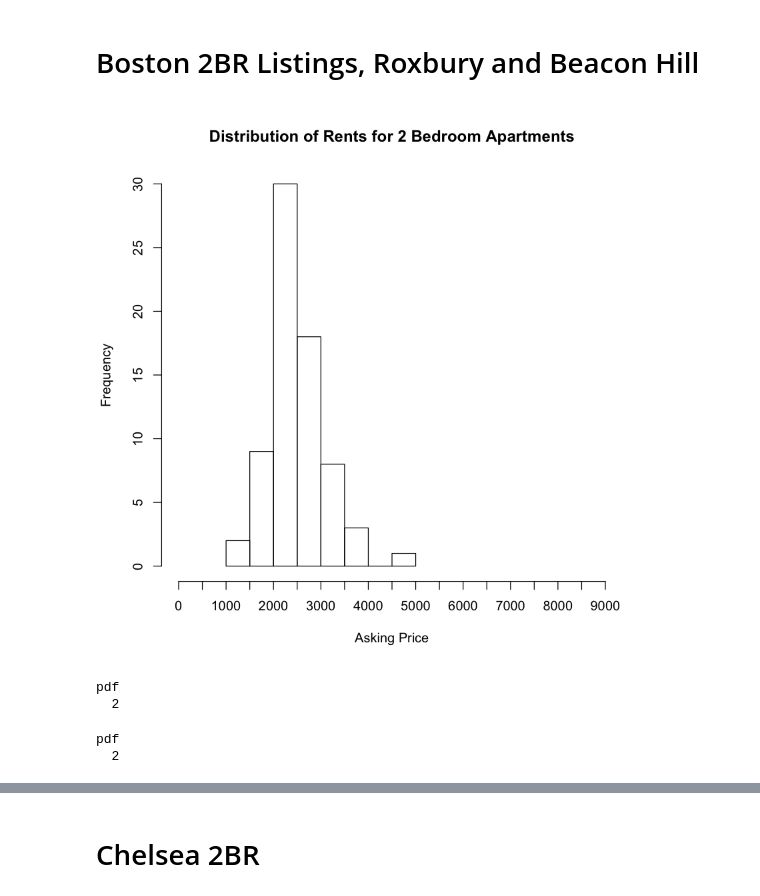
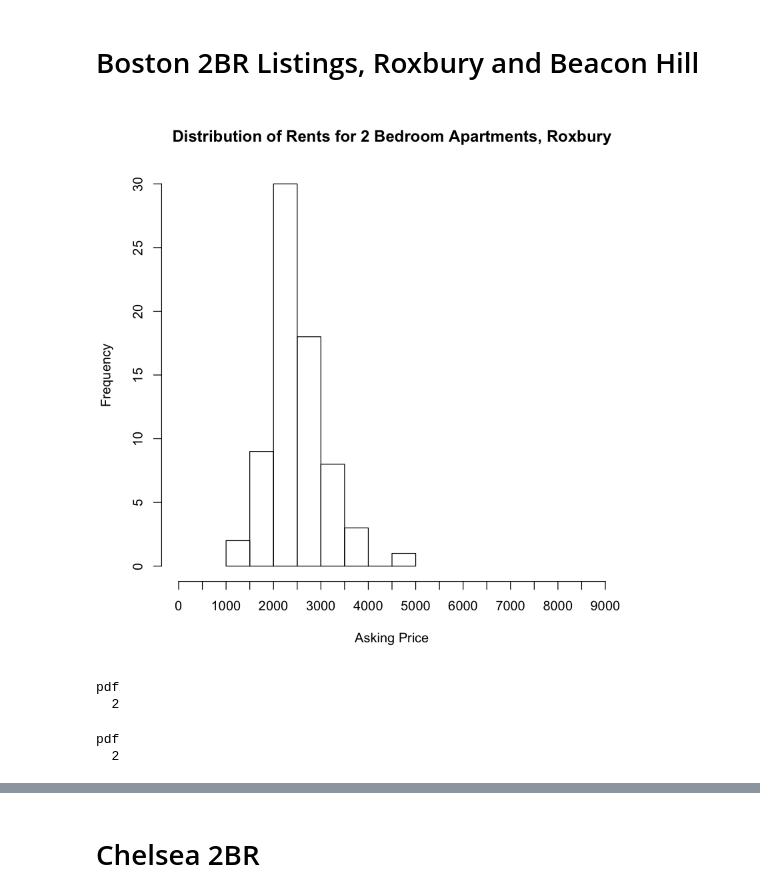
Before and after one commit to allthesignals/rental_listings_analysis, a Jupyter notebook: Rental Listings, 2br - Neighborhood Distributions & Mean.ipynb, the cells around one changed output, grey strips where cells are left out. Drawn from its saved outputs; the diff is of its cells as text; code cells hidden in the pictures.

```diff
--- a/Rental Listings, 2br - Neighborhood Distributions & Mean.ipynb
+++ b/Rental Listings, 2br - Neighborhood Distributions & Mean.ipynb
@@ -59,22 +59,22 @@ pdf
 # %% [markdown]
 # Boston 2BR Listings, Roxbury and Beacon Hill
 # %%
-hist(newdata[newdata$Name == "Roxbury",]$ask, xlim=c(0,9000), breaks=10, xaxt="n", xlab="Asking Price", main="Distribution of Rents for 2 Bedroom Apartments")
+hist(newdata[newdata$Name == "Roxbury",]$ask, xlim=c(0,9000), breaks=10, xaxt="n", xlab="Asking Price", main="Distribution of Rents for 2 Bedroom Apartments, Roxbury")
 axis(1, at = seq(0, 9000, 500))
-hist(newdata[newdata$Name == "Beacon Hill",]$ask, xlim=c(0,9000), breaks=10, xaxt="n", xlab="Asking Price", main="Distribution of Rents for 2 Bedroom Apartments")
+hist(newdata[newdata$Name == "Beacon Hill",]$ask, xlim=c(0,9000), breaks=10, xaxt="n", xlab="Asking Price", main="Distribution of Rents for 2 Bedroom Apartments, Beacon Hill")
 axis(1, at = seq(0, 9000, 500))
 
-# svg("roxbury.SVG", width= 10, height=10)
-# hist(newdata[newdata$Name == "Roxbury",]$ask, xlim=c(0,9000), breaks=10, xaxt="n", xlab="Asking Price", main="Distribution of Rents for 2 Bedroom Apartments")
-# axis(1, at = seq(0, 9000, 500))
-# dev.off()
+svg("roxbury.SVG", width= 10, height=10)
+hist(newdata[newdata$Name == "Roxbury",]$ask, xlim=c(0,9000), breaks=10, xaxt="n", xlab="Asking Price", main="Distribution of Rents for 2 Bedroom Apartments, Roxbury")
+axis(1, at = seq(0, 9000, 500))
+dev.off()
 
-# svg("beacon_hill.SVG", width= 10, height=10)
-# hist(newdata[newdata$Name == "Beacon Hill",]$ask, xlim=c(0,9000), breaks=10, xaxt="n", xlab="Asking Price", main="Distribution of Rents for 2 Bedroom Apartments")
-# axis(1, at = seq(0, 9000, 500))
-# dev.off()
+svg("beacon_hill.SVG", width= 10, height=10)
+hist(newdata[newdata$Name == "Beacon Hill",]$ask, xlim=c(0,9000), breaks=10, xaxt="n", xlab="Asking Price", main="Distribution of Rents for 2 Bedroom Apartments, Beacon Hill")
+axis(1, at = seq(0, 9000, 500))
+dev.off()
 # %% [output]
-[figure, old version]
+[figure, new version]
 pdf
   2
 pdf
```
Also changed, not shown: parts of 3 cells of this notebook, 6 other files.
